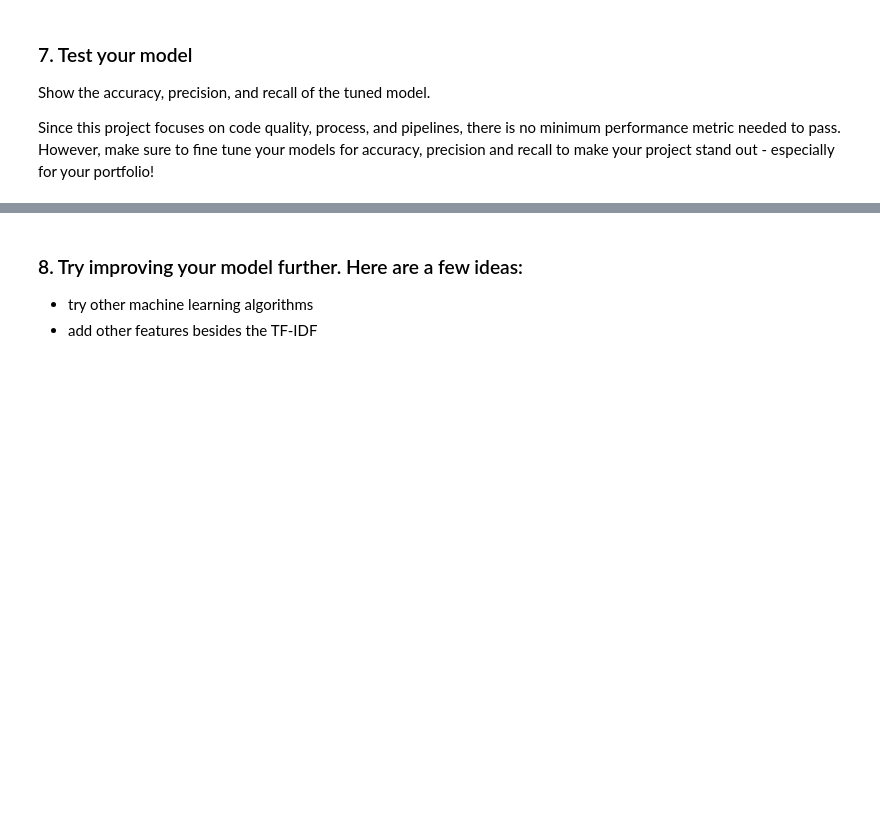
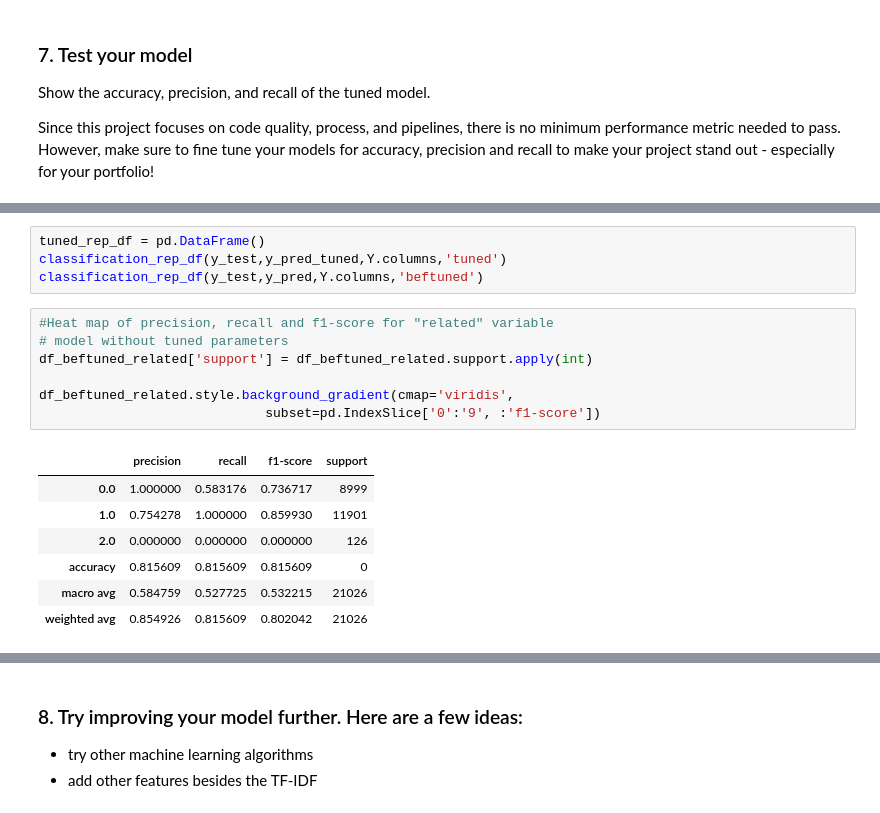
Before and after one commit to Prasanna23/Udacity_DataScience_ND, a Jupyter notebook: Disaster Response Project/ML Pipeline Preparation.ipynb, the cells around one changed output, grey strips where cells are left out. Saved outputs shown, nothing was run; the diff lists cells and outputs as text; blank space fills up the shorter version.

Commit message:
Model_updates

```diff
--- a/Disaster Response Project/ML Pipeline Preparation.ipynb
+++ b/Disaster Response Project/ML Pipeline Preparation.ipynb
@@ -329,0 +465,19 @@ Since this project focuses on code quality, process, and  pipelines, there is no
+# %%
+tuned_rep_df = pd.DataFrame()
+classification_rep_df(y_test,y_pred_tuned,Y.columns,'tuned')
+classification_rep_df(y_test,y_pred,Y.columns,'beftuned')
+# %%
+#Heat map of precision, recall and f1-score for "related" variable
+# model without tuned parameters
+df_beftuned_related['support'] = df_beftuned_related.support.apply(int)
+
+df_beftuned_related.style.background_gradient(cmap='viridis',
+                             subset=pd.IndexSlice['0':'9', :'f1-score'])
+# %% [output]
+|  | precision | recall | f1-score | support |
+| 0.0 | 1.000000 | 0.583176 | 0.736717 | 8999 |
+| 1.0 | 0.754278 | 1.000000 | 0.859930 | 11901 |
+| 2.0 | 0.000000 | 0.000000 | 0.000000 | 126 |
+| accuracy | 0.815609 | 0.815609 | 0.815609 | 0 |
+| macro avg | 0.584759 | 0.527725 | 0.532215 | 21026 |
+| weighted avg | 0.854926 | 0.815609 | 0.802042 | 21026 |
```
Also changed, not shown: parts of 14 cells of this notebook, 1 other file.
